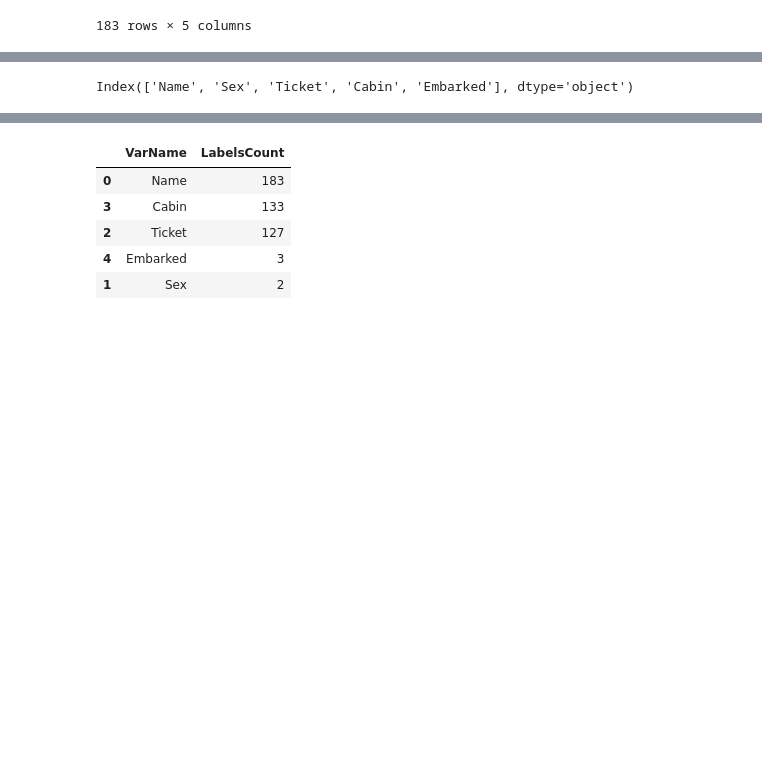
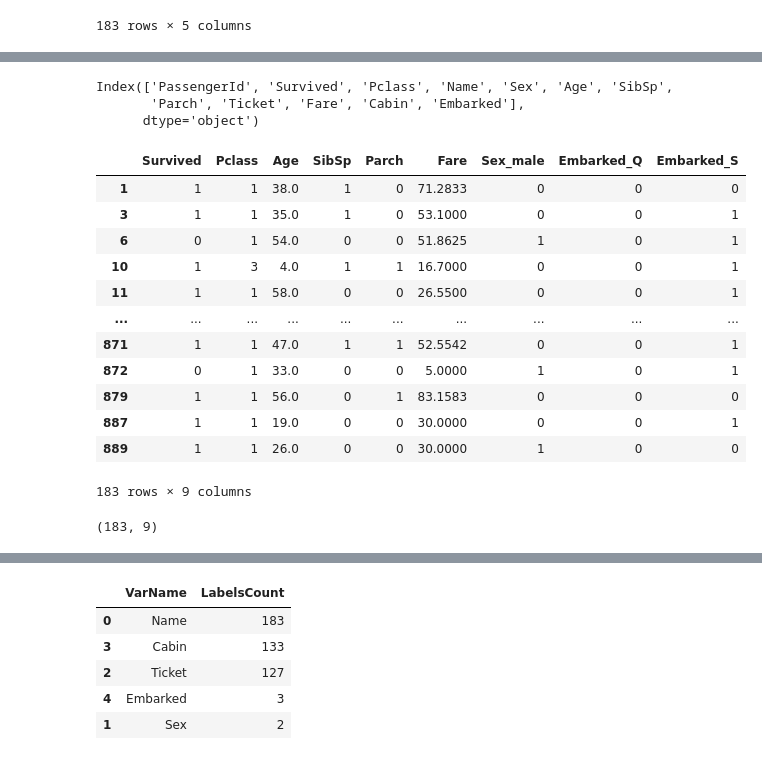
Before and after one commit to shawn-munir/springboard-data-science, a Jupyter notebook: Case Study/Gradient Boosting/Gradient Boosting Case Study/Gradient Boosting Case Study - Working Copy.ipynb, the cells around one changed output, grey strips where cells are left out. Cells and saved outputs as stored; diff of their text form; code cells hidden in the pictures; blank space fills up the shorter version.

```diff
--- a/Case Study/Gradient Boosting/Gradient Boosting Case Study/Gradient Boosting Case Study - Working Copy.ipynb
+++ b/Case Study/Gradient Boosting/Gradient Boosting Case Study/Gradient Boosting Case Study - Working Copy.ipynb
@@ -249,4 +260,6 @@ dfo
 # %%
-dfo.columns
+df.columns
 # %% [output]
-Index(['Name', 'Sex', 'Ticket', 'Cabin', 'Embarked'], dtype='object')
+Index(['PassengerId', 'Survived', 'Pclass', 'Name', 'Sex', 'Age', 'SibSp',
+       'Parch', 'Ticket', 'Fare', 'Cabin', 'Embarked'],
+      dtype='object')
@@ -254,0 +266,43 @@ Index(['Name', 'Sex', 'Ticket', 'Cabin', 'Embarked'], dtype='object')
+# %%
+#okay so it turns out, out of these categoricals, they ONLY want sex & embarked
+#so i mean... why not just subset to the columns we wanna keep RIGHT OFF THE BAT!
+#they do it a very weird, VERY LONG, complicated, round-a-bout way, w/ select_dtypes,
+#splitting, splicing/merging, dropping - it's a big big mess! so we'll do it STRAIGHT!:
+
+cols = ['PassengerId', 'Survived', 'Pclass', 'Name', 'Sex', 'Age', 'SibSp',
+       'Parch', 'Ticket', 'Fare', 'Cabin', 'Embarked']
+
+#so we wanna get rid of unique/~near unique identifiers!:
+bin = ['PassengerId','Name','Ticket','Cabin']
+
+#sor:
+df_final = df.drop(bin,axis=1)
+
+#note that it's okay to keep the y/Survived as apart of this for dummifying cuz it's
+#NUMERIC so we don't risk it getting dummied if we leave columns arg blank!!!
+#let's get to it!
+
+#but first, labels count
+df_final.nunique()
+#or if wanna be fancier!:
+# labels = pd.DataFrame(df_final.nunique()).reset_index()
+# labels.columns = ['Feature', 'LabelsCount']
+# labels.sort_values(by='LabelsCount', ascending=False)
+
+#dum dum
+dummy_df_final = pd.get_dummies(df_final,drop_first=True)
+dummy_df_final
+# %% [output]
+|  | Survived | Pclass | Age | SibSp | Parch | Fare | Sex_male | Embarked_Q | Embarked_S |
+| 1 | 1 | 1 | 38.0 | 1 | 0 | 71.2833 | 0 | 0 | 0 |
+| 3 | 1 | 1 | 35.0 | 1 | 0 | 53.1000 | 0 | 0 | 1 |
+| 6 | 0 | 1 | 54.0 | 0 | 0 | 51.8625 | 1 | 0 | 1 |
+| 10 | 1 | 3 | 4.0 | 1 | 1 | 16.7000 | 0 | 0 | 1 |
+| 11 | 1 | 1 | 58.0 | 0 | 0 | 26.5500 | 0 | 0 | 1 |
+| ... | ... | ... | ... | ... | ... | ... | ... | ... | ... |
+| 871 | 1 | 1 | 47.0 | 1 | 1 | 52.5542 | 0 | 0 | 1 |
+| 872 | 0 | 1 | 33.0 | 0 | 0 | 5.0000 | 1 | 0 | 1 |
+| 879 | 1 | 1 | 56.0 | 0 | 1 | 83.1583 | 0 | 0 | 0 |
+| 887 | 1 | 1 | 19.0 | 0 | 0 | 30.0000 | 0 | 0 | 1 |
+| 889 | 1 | 1 | 26.0 | 0 | 0 | 30.0000 | 1 | 0 | 0 |
+183 rows × 9 columns
@@ -254,0 +312,4 @@ Index(['Name', 'Sex', 'Ticket', 'Cabin', 'Embarked'], dtype='object')
+# %%
+dummy_df_final.shape
+# %% [output]
+(183, 9)
```
Also changed, not shown: parts of 44 cells of this notebook.
